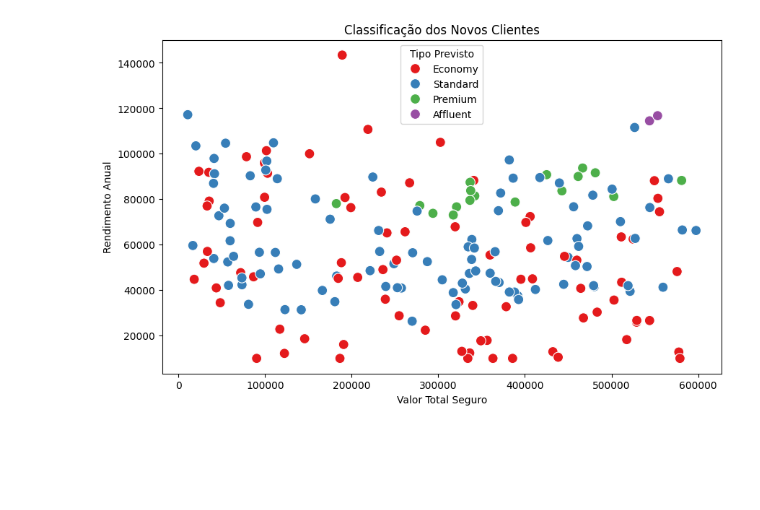
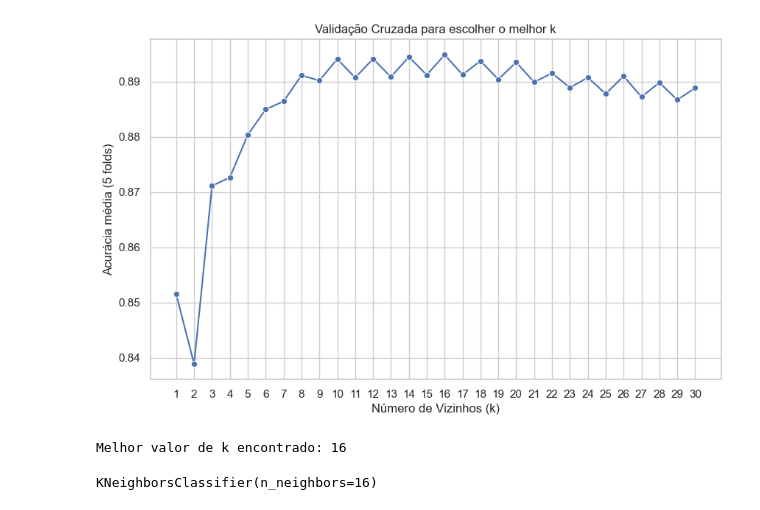
Before and after one commit to flaviofrederico/Data-Projects, a Jupyter notebook: KNN/knn_classificacao_clientes_2.ipynb, the cells around one changed output. Drawn from its saved outputs; the diff is of its cells as text; code cells hidden in the pictures; blank space fills up the shorter version.

Commit message:
Carregar novos dados

```diff
--- a/KNN/knn_classificacao_clientes_2.ipynb
+++ b/KNN/knn_classificacao_clientes_2.ipynb
@@ -44,11 +33,8 @@ pipeline = Pipeline(steps=[
+# %%
+# Aplicar o pré-processamento completo em X para normalizar e codificar
+X_processed = preprocessor.fit_transform(X)
 # %%
-# Etapa 7 - Separar treino e teste
+# Separar treino e teste
 X_train, X_test, y_train, y_test = train_test_split(
-    X, y, test_size=0.2, random_state=42, stratify=y
+    X_processed, y, test_size=0.2, random_state=42, stratify=y
 )
-# %%
-# Etapa 8 - Treinar modelo
-pipeline.fit(X_train, y_train)
-
-# Previsões
-y_pred = pipeline.predict(X_test)
@@ -132,18 +41,30 @@ Classificação dos novos clientes:
-# %%
-# Etapa 13 - Gráfico dos novos clientes
-plt.figure(figsize=(10, 6))
-sns.scatterplot(
-    data=novos_clientes,
-    x="Valor_Total_Seguro",
-    y="Rendimento_Anual",
-    hue="Tipo_Previsto",
-    palette="Set1",
-    s=100
-)
-plt.title("Classificação dos Novos Clientes")
-plt.xlabel("Valor Total Seguro")
-plt.ylabel("Rendimento Anual")
-plt.legend(title="Tipo Previsto")
-plt.show()
-# %% [output]
-[figure, removed]
+# %%
+# Busca pelo melhor k com validação cruzada
+k_values = list(range(1, 31))
+scores = []
+
+for k in k_values:
+    knn = KNeighborsClassifier(n_neighbors=k)
+    cv_scores = cross_val_score(knn, X_train, y_train, cv=2, scoring='accuracy')
+    scores.append(np.mean(cv_scores))
+# %%
+# Plotar acurácia vs k
+plt.figure(figsize=(10,6))
+sns.lineplot(x=k_values, y=scores, marker='o')
+plt.title('Validação Cruzada para escolher o melhor k')
+plt.xlabel('Número de Vizinhos (k)')
+plt.ylabel('Acurácia média (5 folds)')
+plt.xticks(k_values)
+plt.show()
+# %% [output]
+[figure, added]
+# %%
+# Treinar com o melhor k
+best_k = k_values[np.argmax(scores)]
+print(f"Melhor valor de k encontrado: {best_k}")
+
+knn_best = KNeighborsClassifier(n_neighbors=best_k)
+knn_best.fit(X_train, y_train)
+# %% [output]
+Melhor valor de k encontrado: 16
+KNeighborsClassifier(n_neighbors=16)
```
Also changed, not shown: parts of 12 cells of this notebook, 6 other files.
